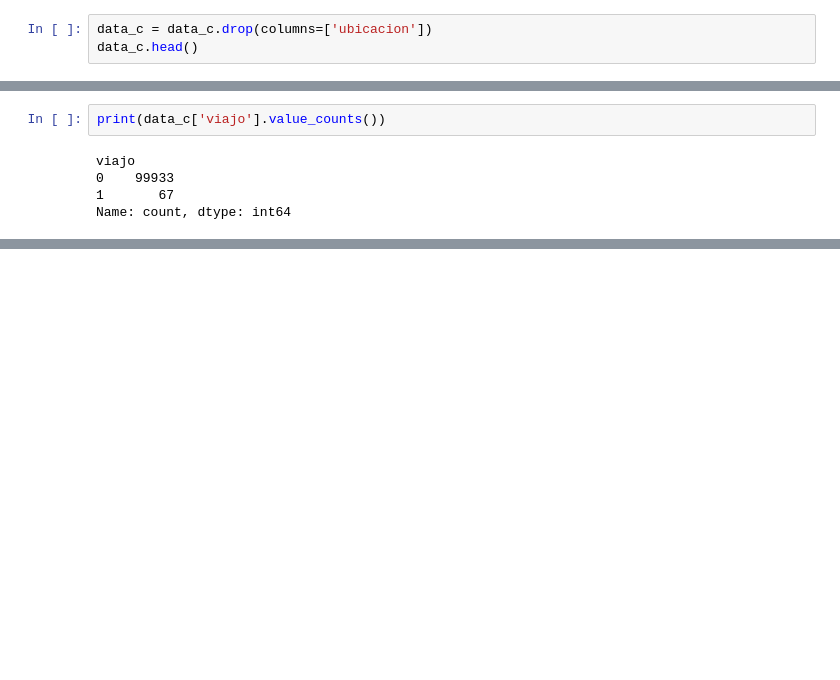
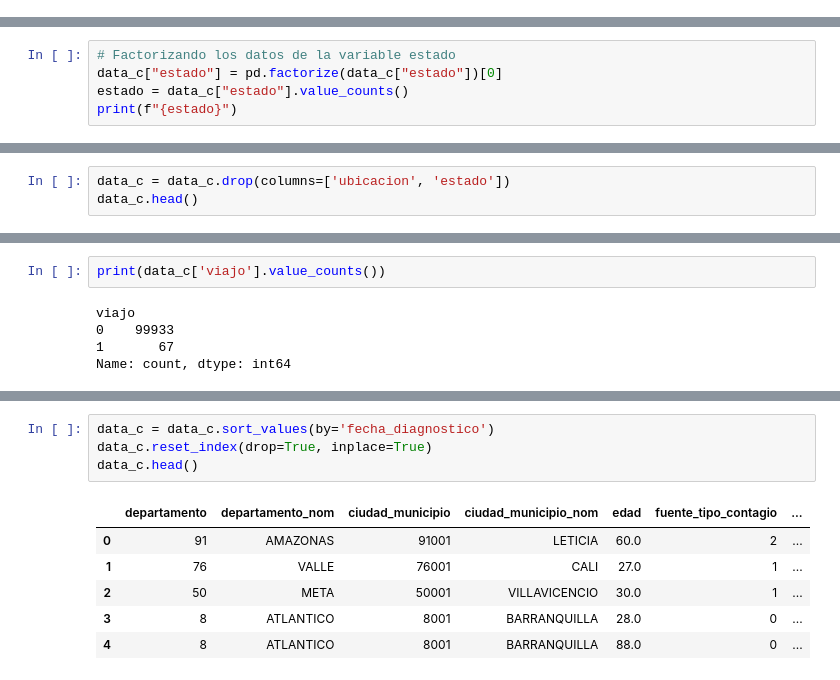
Before and after one commit to 4GeeksAcademy/remelop_Machine_Learning_Final_Project, a Jupyter notebook: src/Final_Project.ipynb, the cells around one changed output, grey strips where cells are left out. Cells and saved outputs as stored; diff of their text form; blank space fills up the shorter version.

```diff
--- a/src/Final_Project.ipynb
+++ b/src/Final_Project.ipynb
@@ -328,3 +330,0 @@ En este caso evidenciamos que las variables estado y ubicación manejan los mimo
-# %%
-data_c = data_c.drop(columns=['ubicacion'])
-data_c.head()
@@ -337,0 +331,5 @@ data_c.head()
+# %%
+# Factorizando los datos de la variable estado
+data_c["estado"] = pd.factorize(data_c["estado"])[0]
+estado = data_c["estado"].value_counts()
+print(f"{estado}")
@@ -363,0 +370,3 @@ Name: count, dtype: int64
+# %%
+data_c = data_c.drop(columns=['ubicacion', 'estado'])
+data_c.head()
@@ -446,0 +468,11 @@ Name: count, dtype: int64
+# %%
+data_c = data_c.sort_values(by='fecha_diagnostico')
+data_c.reset_index(drop=True, inplace=True)
+data_c.head()
+# %% [output]
+|  | departamento | departamento_nom | ciudad_municipio | ciudad_municipio_nom | edad | fuente_tipo_contagio | ... |
+| 0 | 91 | AMAZONAS | 91001 | LETICIA | 60.0 | 2 | ... |
+| 1 | 76 | VALLE | 76001 | CALI | 27.0 | 1 | ... |
+| 2 | 50 | META | 50001 | VILLAVICENCIO | 30.0 | 1 | ... |
+| 3 | 8 | ATLANTICO | 8001 | BARRANQUILLA | 28.0 | 0 | ... |
+| 4 | 8 | ATLANTICO | 8001 | BARRANQUILLA | 88.0 | 0 | ... |
```
Also changed, not shown: parts of 19 cells of this notebook.
